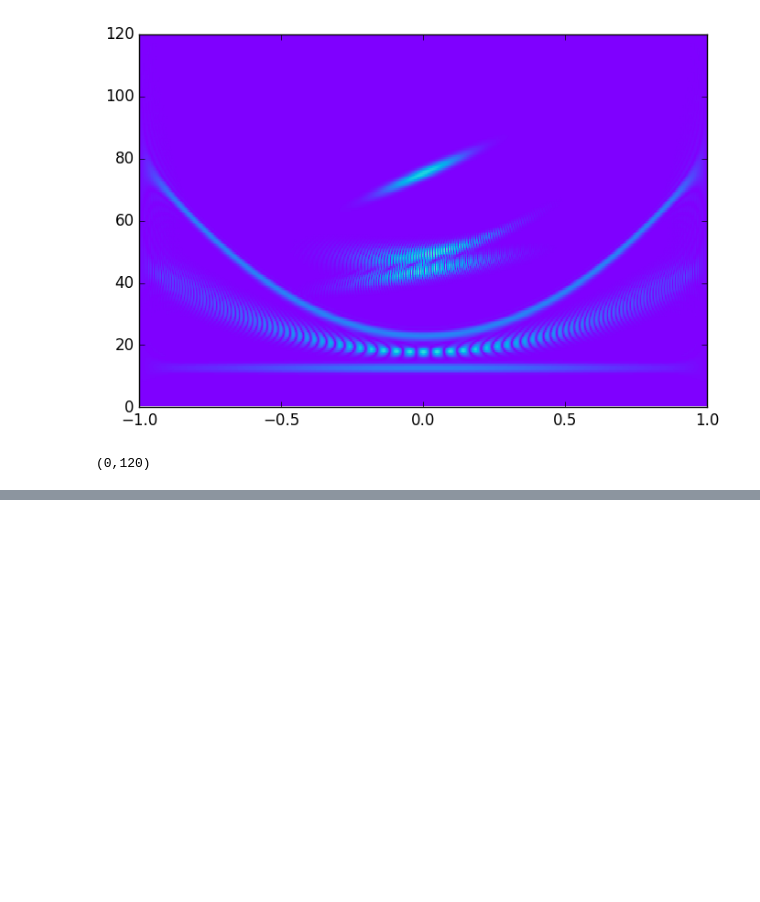
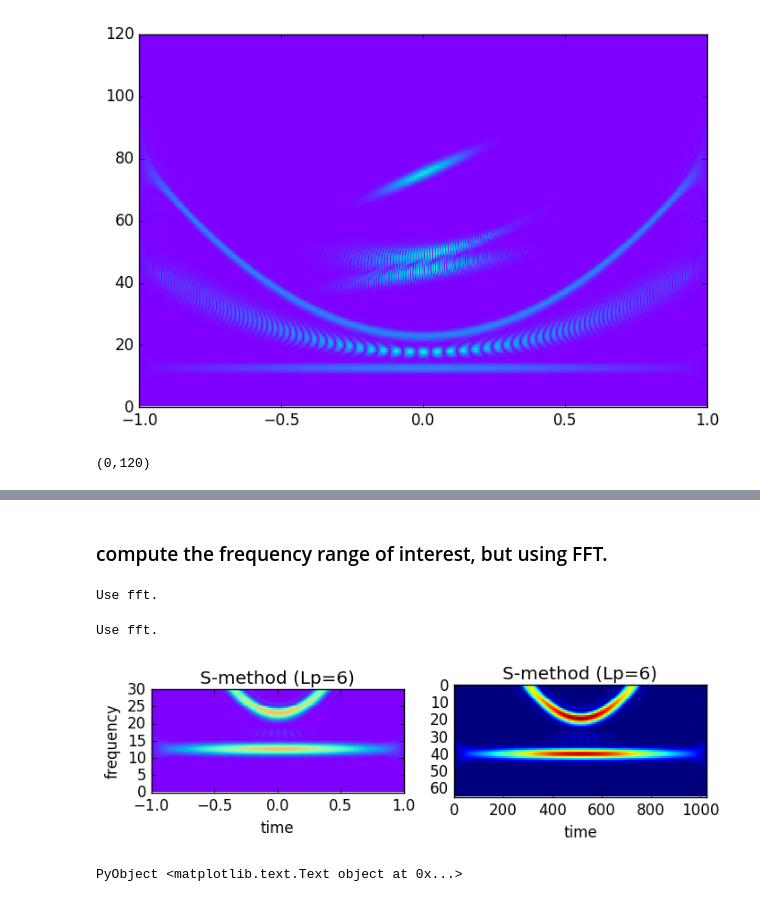
Before and after one commit to HajimeKawahara/juwvid, a Jupyter notebook: ipynb/S-Method.ipynb, the cells around one changed output, grey strips where cells are left out. Cells and saved outputs as stored; diff of their text form; code cells hidden in the pictures; blank space fills up the shorter version.

Commit message:
s-method

```diff
--- a/ipynb/S-Method.ipynb
+++ b/ipynb/S-Method.ipynb
@@ -81,0 +88,30 @@ Use fft.
+# %% [markdown]
+### compute the frequency range of interest, but using FFT.
+# %%
+sm1=smethod.tfrsm(x,6,NaN,4);
+# %% [output]
+Use fft.
+# %%
+fps=1
+fpe=30
+sm1x=smethod.tfrsm(x,6,NaN,4,fps,fpe);
+# %% [output]
+Use fft.
+# %%
+fig=PyPlot.figure()
+ax = fig[:add_subplot](1,2,1)
+a=juwplot.wtfrshow(abs(sm1),t[2]-t[1],t[1],t[end],NaN,NaN,0.7*5,"rainbow")
+PyPlot.title("S-method (Lp=6)")
+PyPlot.xlabel("time")
+PyPlot.ylabel("frequency")
+PyPlot.ylim(0,30)
+ax = fig[:add_subplot](1,2,2)
+PyPlot.imshow(abs(sm1x[end:-1:2,:]),aspect=7,interpolation="nearest")
+#a=juwplot.wtfrshow(abs(sm1x),t[2]-t[1],t[1],t[end],NaN,NaN,0.7*2,"rainbow")
+PyPlot.title("S-method (Lp=6)")
+PyPlot.xlabel("time")
+#PyPlot.ylabel("frequency")
+#PyPlot.ylim(0,120)
+# %% [output]
+[figure, added]
+PyObject <matplotlib.text.Text object at 0x...>
```
Also changed, not shown: parts of 3 cells of this notebook, 1 other file.
